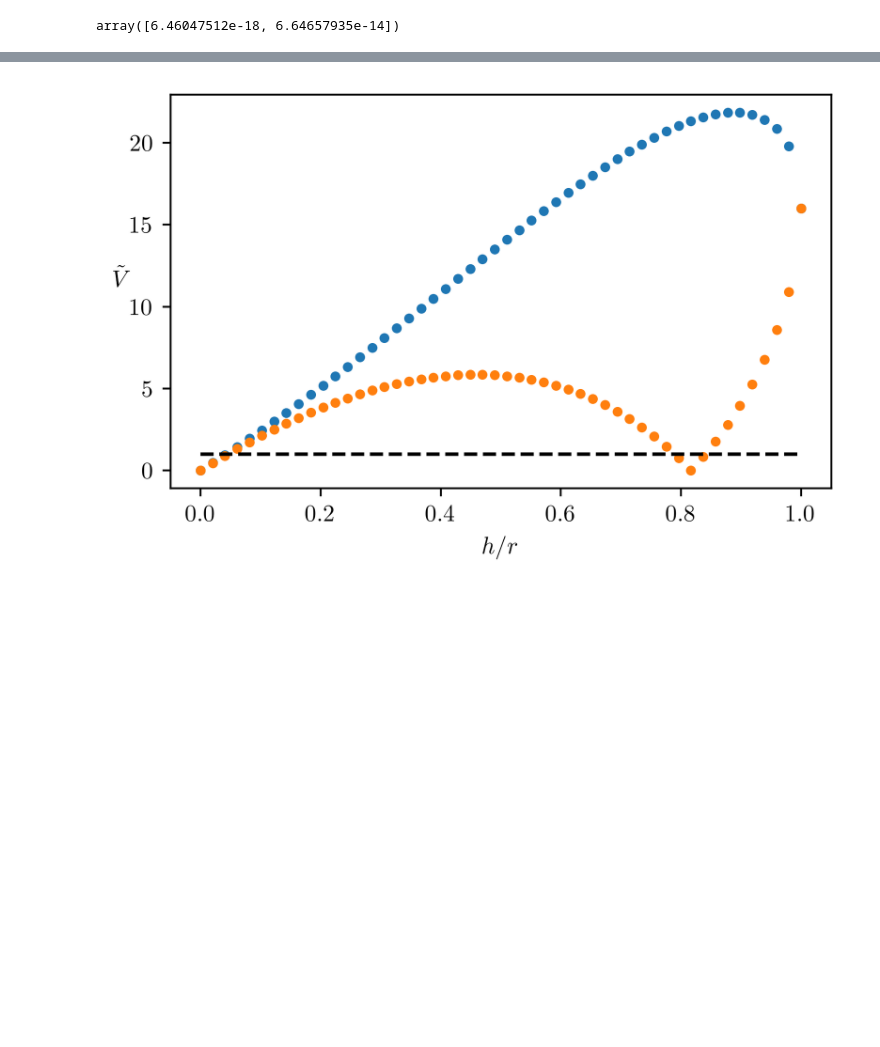
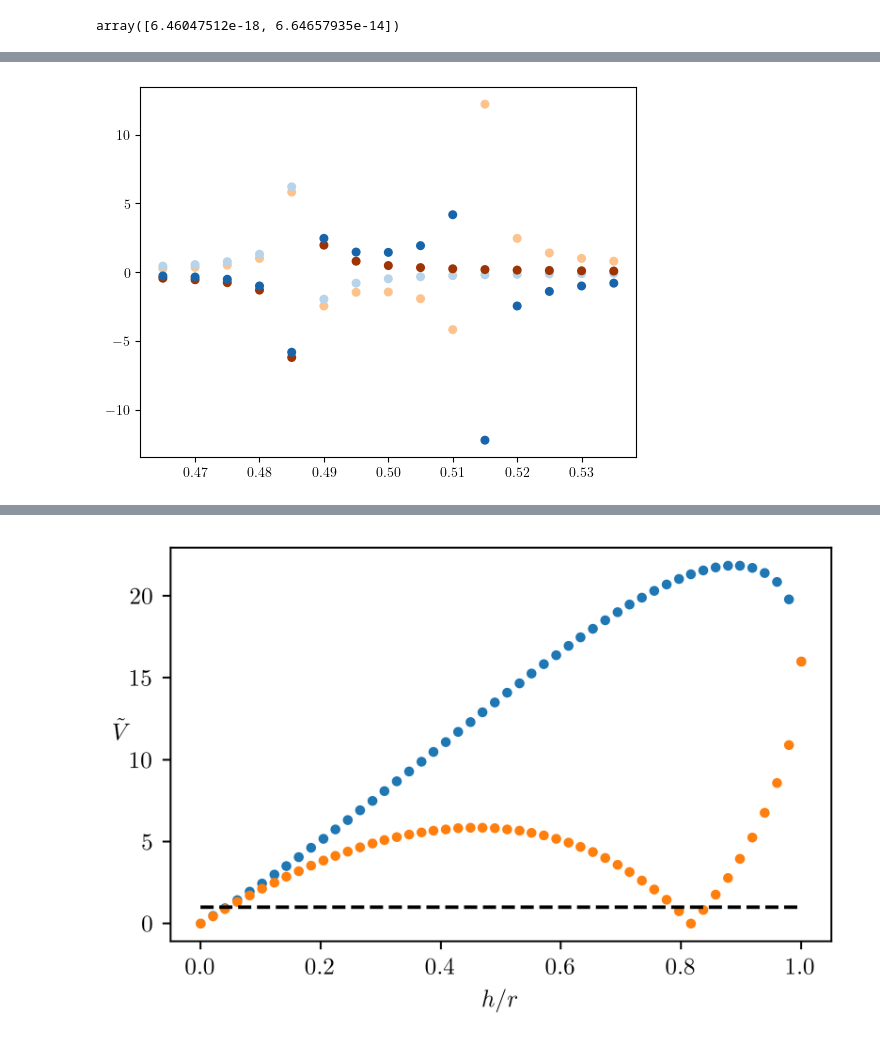
Before and after one commit to ChriGomm/master, a Jupyter notebook: numerics/interactions.ipynb, the cells around one changed output, grey strips where cells are left out. Drawn from its saved outputs; the diff is of its cells as text; code cells hidden in the pictures; blank space fills up the shorter version.

```diff
--- a/numerics/interactions.ipynb
+++ b/numerics/interactions.ipynb
@@ -603,0 +617,83 @@ array([1.40124785e-14, 3.58719449e-14])
+# %%
+def grad(b,h,a,chain_length,interaction,d):
+    latticeA = np.array([[0,0],[a,0]])
+    latticeB = np.array([b,h])
+    dist1 = latticeB-latticeA[0]
+    dist2 = latticeA[1]-latticeB
+    grad1 = interaction(dist1,d)
+    grad2 = interaction(dist2,d)
+    grad_vec = np.zeros(chain_length)
+    # print(grad1,grad2)
+    grad_vec[0] = -grad1
+    grad_vec[1:-1] = -grad2+grad1
+    grad_vec[-1] = grad1-(grad1-grad2)*(chain_length%2)
+    grad_vec[1:-1] *= (-1)**np.arange(chain_length-2)
+    return grad_vec
+    return grad1, grad2
+    return dist1, dist2
+
+def nearest_nb_Hamiltonian(b,h,a,chain_length,interaction,Delta,d):
+    latticeA = np.zeros((2,chain_length//2+chain_length%2))
+    latticeB = np.zeros((2,chain_length//2))
+    for n in range(latticeA.shape[1]):
+        latticeA[:,n] = n*np.array([1,0])*a
+    for n in range(latticeB.shape[1]):
+        latticeB[:,n] = n*np.array([1,0])*a + b * np.array([1,0])+h*np.array([0,1])
+    dmat = np.zeros((chain_length,chain_length))
+    ind = np.arange(chain_length,dtype=np.int16)
+    inter_1 = interaction(latticeB[:,0]-latticeA[:,0],d)
+    inter_2 = interaction(latticeB[:,0]-latticeA[:,1],d)
+    dmat[ind[:-1:2],ind[1::2]]= inter_1
+    dmat[ind[1::2],ind[:-1:2]]= inter_1
+    dmat[ind[1:-1:2],ind[2::2]] = inter_2
+    dmat[ind[2::2],ind[1:-1:2]] = inter_2
+    dmat[0,0] = -inter_1
+    dmat[-1,-1] = -inter_1-(inter_2-inter_1)*(chain_length%2)
+    dmat[ind[1:-1],ind[1:-1]] = -inter_1-inter_2
+    # dmat[ind[2:-1:2],ind[2:-1:2]]= -Delta
+    # print(inter_1,inter_2,b)
+    return dmat#
+
+
+import matplotlib.cm as cm
+orange = cm.Oranges
+blue = cm.Blues
+chain_length = 4
+N = 15
+b = np.linspace(0.465,0.535,N)
+# b = np.linspace(0.3,0.7,N)
+h = 0.2
+a = 1
+# d = np.array([np.sqrt(1/3),np.sqrt(2/3)])
+d = np.array([0,1])
+eigenvecs = np.zeros((N,chain_length))
+dist1 = np.zeros(N)
+dist2 = np.zeros(N)
+fig, ax = plt.subplots(1,1)
+fig2, ax2 = plt.subplots(1,1)
+fig3, ax3 = plt.subplots(1,1)
+colors = np.zeros((chain_length,4))
+colors[::2] = orange(np.linspace(0.3,0.9,chain_length//2+chain_length%2))
+colors[1::2] = blue(np.linspace(0.3,0.8,chain_length//2))
+for i in range(N):
+    dmat = nearest_nb_Hamiltonian(b[i],h,a,chain_length,lambda x, y: dip_derivative_full(x, 0, 0, y),0,d)
+    dmat += np.diag(np.ones(chain_length))*(m*w**2*r**2/V)[-1]
+    beta = grad(b[i],h,a,chain_length,nom_der1,d)
+    # eig, vecs = np.linalg.eig(dmat)
+    # eigenvecs[i,:] = sorted(eig)
+    eigenvecs[i,:] = np.linalg.solve(dmat,beta)
+    # ax.scatter(b[i]*np.ones(chain_length-2),beta[::3],color='0')
+    # ax.scatter(b[i]*np.ones(chain_length-2),eigenvecs[i,2:],color=colors[:2],s=30)
+    ax.scatter(b[i]*np.ones(chain_length),eigenvecs[i,:],color=colors,s=30)
+    # dist1[i], dist2[i] = grad(b[i],h,a,chain_length,nom_der1,d)
+    # ax.scatter(b[i]*np.ones(chain_length),beta,color='0')
+    ax2.scatter(b[i]*np.ones(chain_length),dmat[:,0],color=colors,s=30)
+    ax3.scatter(b[i]*np.ones(chain_length),dmat[:,1],color=colors,s=30)
+    # ax.scatter(b[i]*np.ones(1),dist1,color='0')
+    # ax.scatter(b[i]*np.ones(1),dist2,color='red')
+# ax.scatter(b,dist1,color='0')
+# ax.scatter(b,dist2[::-1],color='red')
+# ax.set_ylim(-3,3)
+plt.show()
+# %% [output]
+[figure, added]
```
Also changed, not shown: parts of 6 cells of this notebook.
